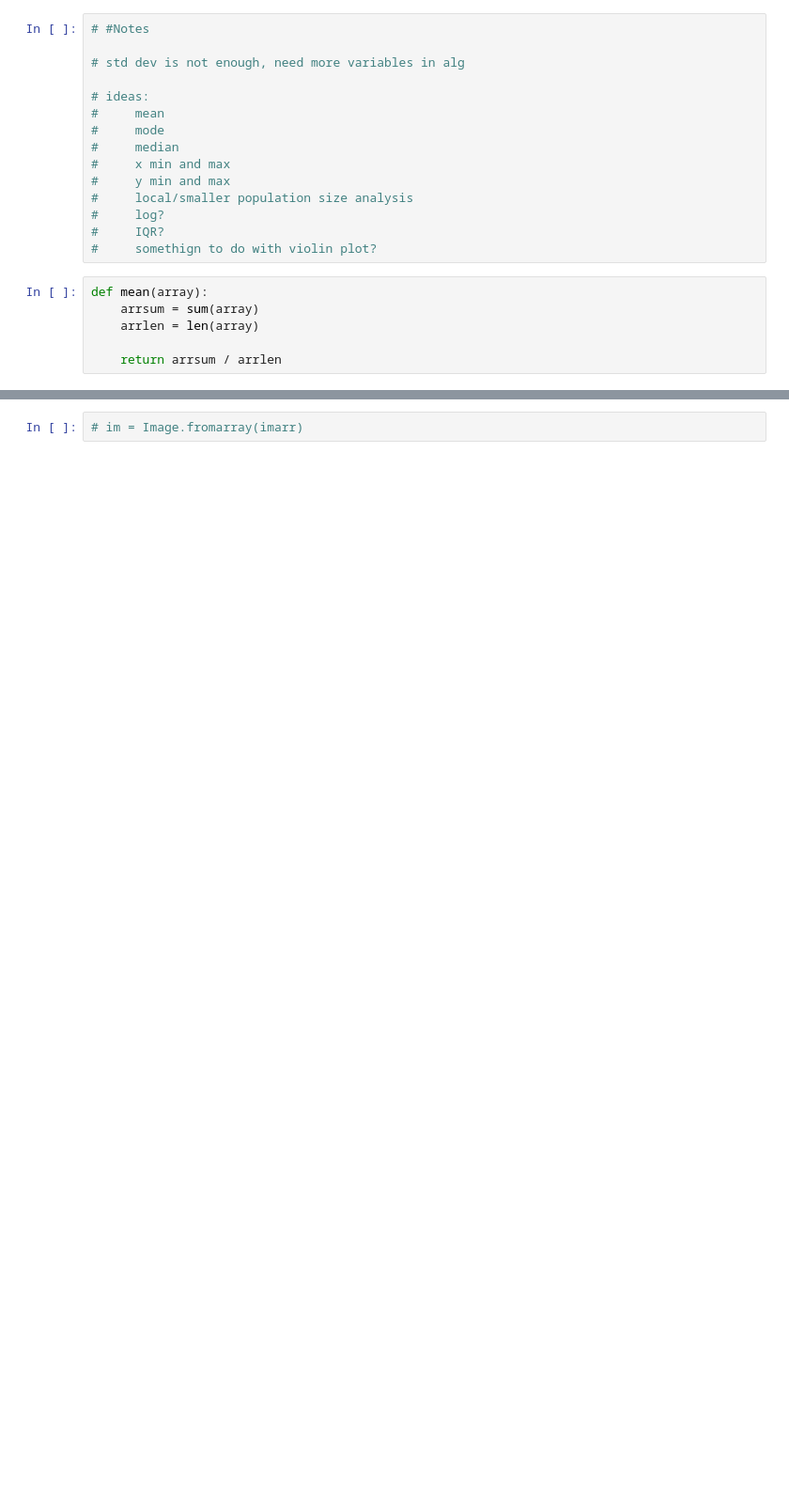
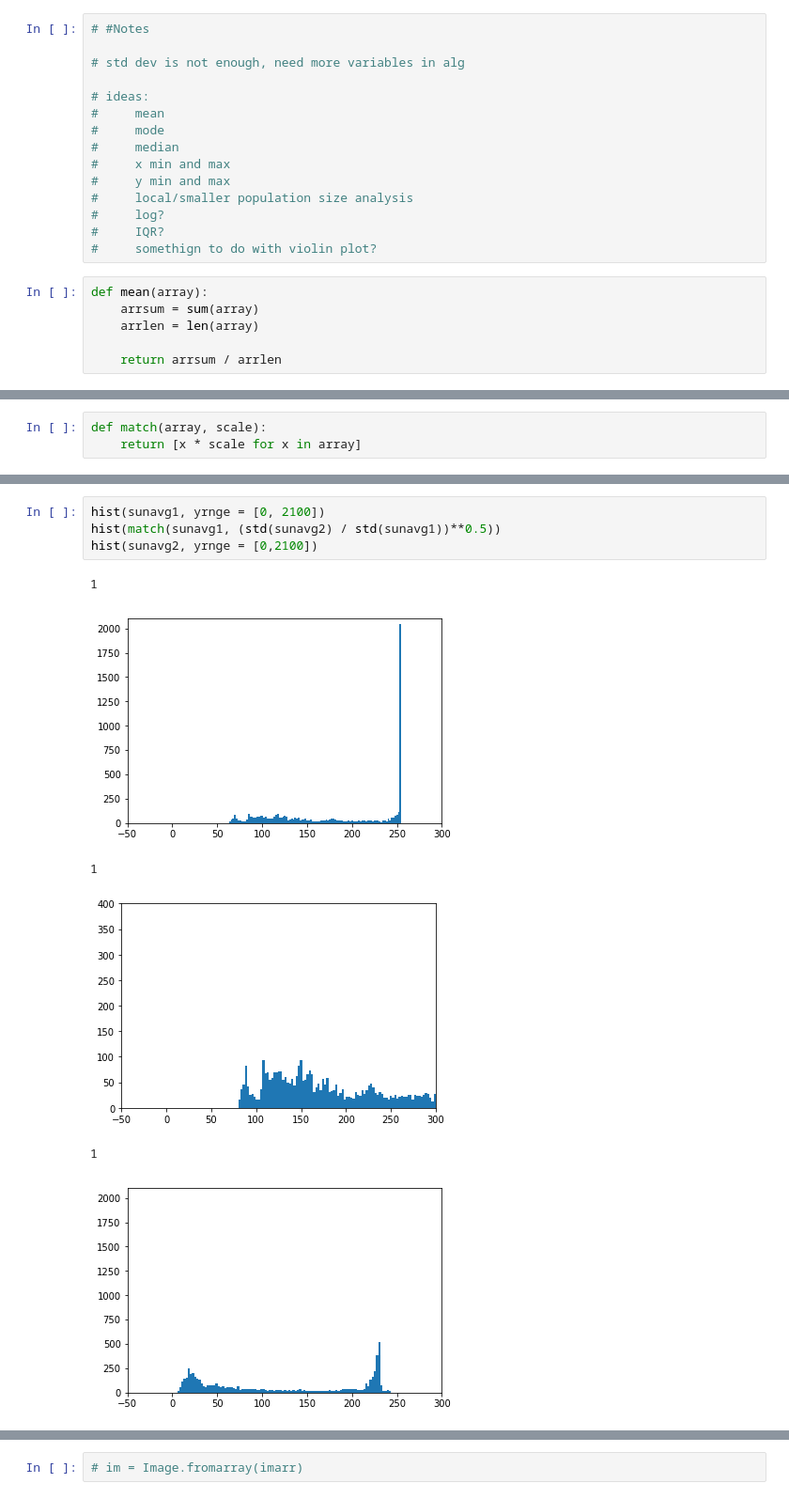
Before and after one commit to vc64/pylapse, a Jupyter notebook: imageedit.ipynb, the cells around one changed output, grey strips where cells are left out. Shown: that part at 94% size. Saved outputs shown, nothing was run; the diff lists cells and outputs as text; blank space fills up the shorter version.

```diff
--- a/imageedit.ipynb
+++ b/imageedit.ipynb
@@ -567,0 +543,3 @@ array([45, 22, 16], dtype=uint8)
+# %%
+def match(array, scale):
+    return [x * scale for x in array]
@@ -567,0 +574,11 @@ array([45, 22, 16], dtype=uint8)
+# %%
+hist(sunavg1, yrnge = [0, 2100])
+hist(match(sunavg1, (std(sunavg2) / std(sunavg1))**0.5))
+hist(sunavg2, yrnge = [0,2100])
+# %% [output]
+1
+[figure, added]
+1
+[figure, added]
+1
+[figure, added]
```
Also changed, not shown: parts of 55 cells of this notebook.
